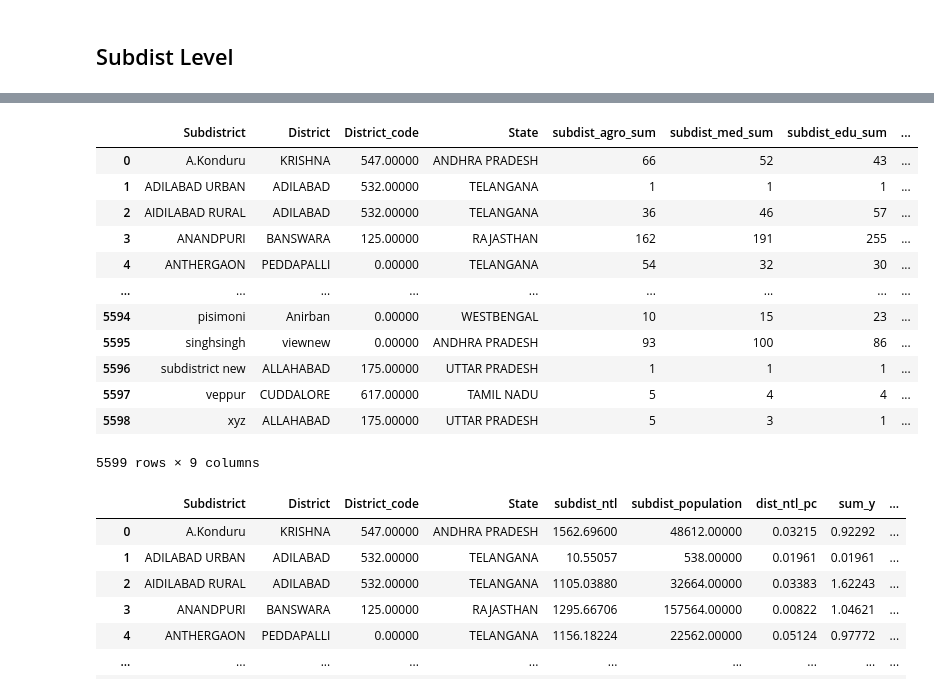
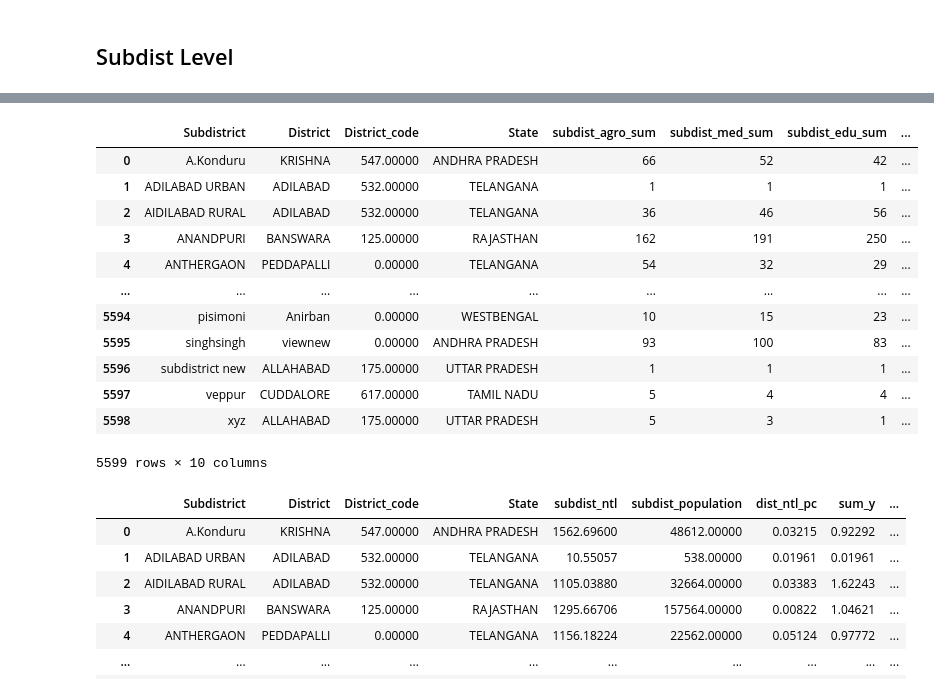
Before and after one commit to SaiSiddhardhaKalla/Master_Thesis, a Jupyter notebook: 10_Panel.ipynb, the cells around one changed output, grey strips where cells are left out. Cells and saved outputs as stored; diff of their text form; code cells hidden in the pictures.

```diff
--- a/10_Panel.ipynb
+++ b/10_Panel.ipynb
@@ -11,7 +11,7 @@ from numpy.polynomial import Polynomial
 pd.options.display.float_format = '{:.5f}'.format
 pd.set_option('display.max_columns', None)
 
-ma = pd.read_csv('/Users/sid/Library/CloudStorage/OneDrive-DeakinUniversity/UDocs - D/DataSets/ma2020/ma_ntl_data.csv')
+ma = pd.read_csv('/Users/sid/Library/CloudStorage/OneDrive-DeakinUniversity/UDocs - D/DataSets/ma2020/ma_ntl_data_updatedsums.csv') #ma_ntl_data
 
 ma = ma[ma['avg_ntl'] != '#DIV/0!']
 ma['avg_ntl'] = ma['avg_ntl'].astype(float)
@@ -69,12 +53,15 @@ meg
 ## Subdist Level
 # %%
 mer_sub = meg.groupby(['Subdistrict','District','District_code','State']).agg({'avg_ntl': 'sum', 'total_population': 'sum',
-                                                                               'agro':'sum','med':'sum','edu':'sum','transportadmin':'sum','area_sq_km':'sum'}).reset_index()
+                                                                               'agro':'sum','med':'sum','edu':'sum','transportadmin':'sum','road':'sum','area_sq_km':'sum'}).reset_index()
 mer_sub['avg_ntl'] = mer_sub['avg_ntl'].astype(float)
 mer_sub = mer_sub.rename(columns={'avg_ntl': 'subdist_ntl', 'total_population': 'subdist_population',
-                                  'agro':'subdist_agro_sum','med':'subdist_med_sum','edu':'subdist_edu_sum','transportadmin':'subdist_transportadmin_sum','area_sq_km':'subdist_area'})
+                                  'agro':'subdist_agro_sum','med':'subdist_med_sum','edu':'subdist_edu_sum',
+                                  'transportadmin':'subdist_transportadmin_sum','area_sq_km':'subdist_area',
+                                  'road':'villages_road'})
 mer_sub['dist_ntl_pc'] = mer_sub['subdist_ntl']/mer_sub['subdist_population']
 mer_all_sub = pd.merge(meg, mer_sub, on=['Subdistrict','District','District_code','State'], how='outer')
+mer_all_sub['pop_share'] = mer_all_sub['subdist_population']/mer_all_sub['subdist_population']
 mer_all_sub
 # %% [output]
 |  | 202001 | 202002 | 202003 | 202004 | 202005 | 202006 | 202007 | 202008 | 202009 | 202010 | 202011 | ... |
@@ -113,24 +100,24 @@ sub_sorted
 # %%
 columns_to_keep = ['Subdistrict', 'District', 'District_code', 'State', 'subdist_agro_sum', 'subdist_med_sum',
-       'subdist_edu_sum', 'subdist_transportadmin_sum','subdist_area']
+       'subdist_edu_sum', 'subdist_transportadmin_sum','villages_road','subdist_area']
 
 # Create a new DataFrame with only the selected columns
 filter_sub = mer_sub[columns_to_keep]
 filter_sub
 # %% [output]
 |  | Subdistrict | District | District_code | State | subdist_agro_sum | subdist_med_sum | subdist_edu_sum | ... |
-| 0 | A.Konduru | KRISHNA | 547.00000 | ANDHRA PRADESH | 66 | 52 | 43 | ... |
+| 0 | A.Konduru | KRISHNA | 547.00000 | ANDHRA PRADESH | 66 | 52 | 42 | ... |
 | 1 | ADILABAD URBAN | ADILABAD | 532.00000 | TELANGANA | 1 | 1 | 1 | ... |
-| 2 | AIDILABAD RURAL | ADILABAD | 532.00000 | TELANGANA | 36 | 46 | 57 | ... |
-| 3 | ANANDPURI | BANSWARA | 125.00000 | RAJASTHAN | 162 | 191 | 255 | ... |
-| 4 | ANTHERGAON | PEDDAPALLI | 0.00000 | TELANGANA | 54 | 32 | 30 | ... |
+| 2 | AIDILABAD RURAL | ADILABAD | 532.00000 | TELANGANA | 36 | 46 | 56 | ... |
+| 3 | ANANDPURI | BANSWARA | 125.00000 | RAJASTHAN | 162 | 191 | 250 | ... |
+| 4 | ANTHERGAON | PEDDAPALLI | 0.00000 | TELANGANA | 54 | 32 | 29 | ... |
 | ... | ... | ... | ... | ... | ... | ... | ... | ... |
 | 5594 | pisimoni | Anirban | 0.00000 | WESTBENGAL | 10 | 15 | 23 | ... |
-| 5595 | singhsingh | viewnew | 0.00000 | ANDHRA PRADESH | 93 | 100 | 86 | ... |
+| 5595 | singhsingh | viewnew | 0.00000 | ANDHRA PRADESH | 93 | 100 | 83 | ... |
 | 5596 | subdistrict new | ALLAHABAD | 175.00000 | UTTAR PRADESH | 1 | 1 | 1 | ... |
 | 5597 | veppur | CUDDALORE | 617.00000 | TAMIL NADU | 5 | 4 | 4 | ... |
 | 5598 | xyz | ALLAHABAD | 175.00000 | UTTAR PRADESH | 5 | 3 | 1 | ... |
-5599 rows × 9 columns
+5599 rows × 10 columns
 # %%
 def calculate_alesina(group):
     sum_y = group['ntl_pc'].sum()
```
Also changed, not shown: parts of 26 cells of this notebook, 2 other files.
